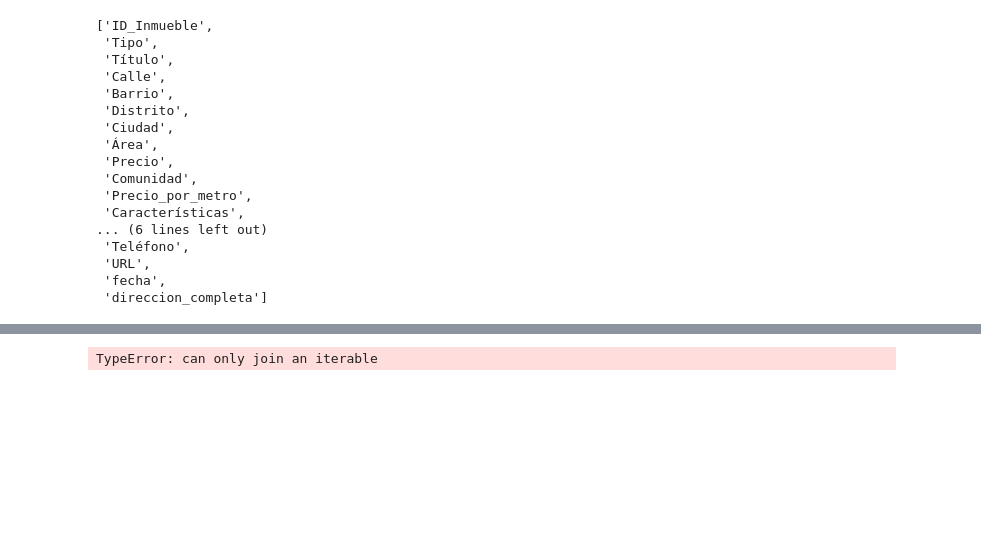
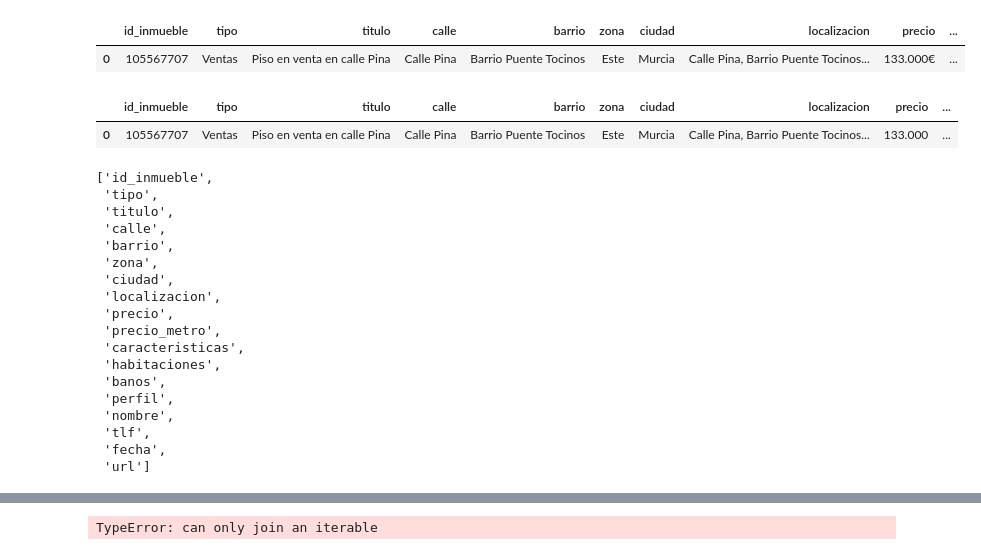
Before and after one commit to Tamgama/scraping, a Jupyter notebook: soporte/pruebas/limpieza.ipynb, the cells around one changed output, grey strips where cells are left out. Saved outputs shown, nothing was run; the diff lists cells and outputs as text; code cells hidden in the pictures; blank space fills up the shorter version.

```diff
--- a/soporte/pruebas/limpieza.ipynb
+++ b/soporte/pruebas/limpieza.ipynb
@@ -27,20 +33,46 @@ ventas.head(1)
+# %%
+ventas = pd.read_csv("../../src/ventas-corregido.csv")
+ventas.head(1)
+# %% [output]
+|  | id_inmueble | tipo | titulo | calle | barrio | zona | ciudad | localizacion | precio | ... |
+| 0 | 105567707 | Ventas | Piso en venta en calle Pina | Calle Pina | Barrio Puente Tocinos | Este | Murcia | Calle Pina, Barrio Puente Tocinos... | 133.000€ | ... |
+# %%
+ventas = ventas.drop(['ultima_atualizacion', 'm_construidos', 'm_utiles', 'url', 'referencia', 'ultima_actualizacion'], axis=1)
+ventas = ventas.rename(columns={"URL" : "url", "anunciante": "perfil", 'baños': 'banos'})
+
+cols_to_clean = ventas[['habitaciones', 'banos', 'precio', 'precio_metro']]
+for col in cols_to_clean:
+    ventas[col] = ventas[col].str.replace('baños', '', regex=False)
+    ventas[col] = ventas[col].str.replace('baño', '', regex=False)
+    ventas[col] = ventas[col].str.replace('habitaciones', '', regex=False)
+    ventas[col] = ventas[col].str.replace('habitación', '', regex=False)
+    ventas[col] = ventas[col].str.replace('€/mes', '', regex=False)
+    ventas[col] = ventas[col].str.replace('€/m²', '', regex=False)
+    ventas[col] = ventas[col].str.replace('€', '', regex=False)
+
+
+ventas.head(1)
+# %% [output]
+|  | id_inmueble | tipo | titulo | calle | barrio | zona | ciudad | localizacion | precio | ... |
+| 0 | 105567707 | Ventas | Piso en venta en calle Pina | Calle Pina | Barrio Puente Tocinos | Este | Murcia | Calle Pina, Barrio Puente Tocinos... | 133.000 | ... |
 # %%
-ventas.columns.tolist()
+alquiler.columns.tolist()
 # %% [output]
-['ID_Inmueble',
- 'Tipo',
- 'Título',
- 'Calle',
- 'Barrio',
- 'Distrito',
- 'Ciudad',
- 'Área',
- 'Precio',
- 'Comunidad',
- 'Precio_por_metro',
- 'Características',
-... (6 lines left out)
- 'Teléfono',
- 'URL',
+['id_inmueble',
+ 'tipo',
+ 'titulo',
+ 'calle',
+ 'barrio',
+ 'zona',
+ 'ciudad',
+ 'localizacion',
+ 'precio',
+ 'precio_metro',
+ 'caracteristicas',
+ 'habitaciones',
+ 'banos',
+ 'perfil',
+ 'nombre',
+ 'tlf',
  'fecha',
- 'direccion_completa']
+ 'url']
```
Also changed, not shown: parts of 18 cells of this notebook, 4 other files.
